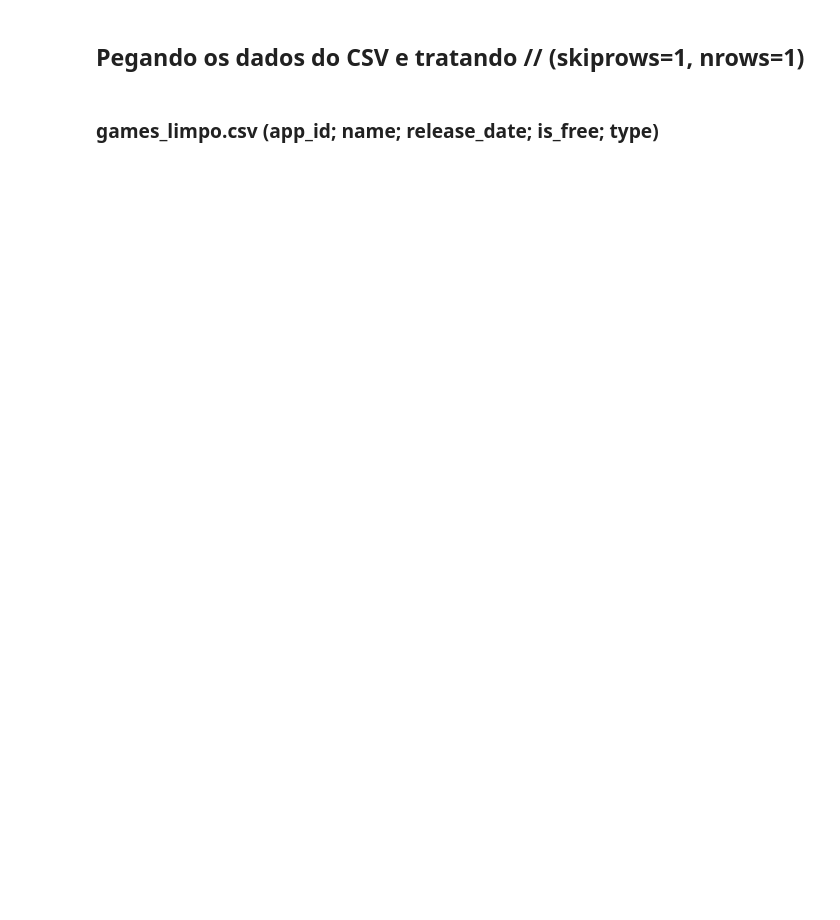
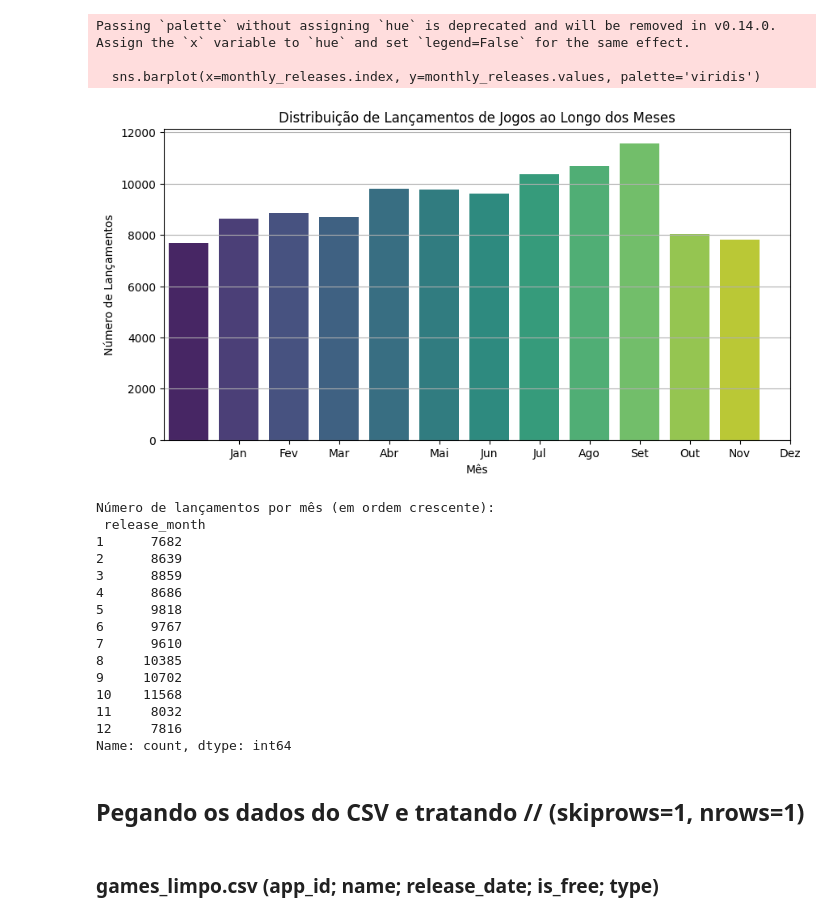
Before and after one commit to XDChaves/SteamPoint, a Jupyter notebook: main.ipynb, the cells around one changed output. Cells and saved outputs as stored; diff of their text form; code cells hidden in the pictures; blank space fills up the shorter version.

```diff
--- a/main.ipynb
+++ b/main.ipynb
@@ -6,5 +98,55 @@ import matplotlib.pyplot as plt
 # %%
-graph = pd.read_csv('.\\DataCSV\\newpromotional.csv', sep=',')
+import pandas as pd
+import matplotlib.pyplot as plt
+import seaborn as sns
+
+# Carregando o DataFrame (use o caminho correto para o seu arquivo)
+dgames = pd.read_csv('.\\DataCSV\\games_limpo.csv', sep=',', on_bad_lines="warn")
+
+# Convertendo a coluna 'release_date' para o tipo datetime
+dgames['release_date'] = pd.to_datetime(dgames['release_date'], errors='coerce')
+
+# Removendo linhas onde a conversão para datetime falhou (datas inválidas)
+dgames.dropna(subset=['release_date'], inplace=True)
+
+# Extraindo o ano e o mês da data de lançamento
+dgames['release_month'] = dgames['release_date'].dt.month
+
+# Contando o número de lançamentos por mês
+monthly_releases = dgames['release_month'].value_counts().sort_index()
+
+
+# Visualizando a distribuição de lançamentos por mês
+plt.figure(figsize=(10, 5))
+sns.barplot(x=monthly_releases.index, y=monthly_releases.values, palette='viridis')
+plt.title('Distribuição de Lançamentos de Jogos ao Longo dos Meses')
+plt.xlabel('Mês')
+plt.ylabel('Número de Lançamentos')
+plt.xticks(ticks=range(1, 13), labels=['Jan', 'Fev', 'Mar', 'Abr', 'Mai', 'Jun', 'Jul', 'Ago', 'Set', 'Out', 'Nov', 'Dez'])
+plt.grid(axis='y')
+plt.show()
+
+print("\nNúmero de lançamentos por mês (em ordem crescente):\n", monthly_releases)
+# %% [output]
+Passing `palette` without assigning `hue` is deprecated and will be removed in v0.14.0. Assign the `x` variable to `hue` and set `legend=False` for the same effect.
+
+  sns.barplot(x=monthly_releases.index, y=monthly_releases.values, palette='viridis')
+[figure, added]
+Número de lançamentos por mês (em ordem crescente):
+ release_month
+1      7682
+2      8639
+3      8859
+4      8686
+5      9818
+6      9767
+7      9610
+8     10385
+9     10702
+10    11568
+11     8032
+12     7816
+Name: count, dtype: int64
 # %% [markdown]
 ## Pegando os dados do CSV e tratando // (skiprows=1, nrows=1)
 # %% [markdown]
```
Also changed, not shown: parts of 9 cells of this notebook, 4 other files.
